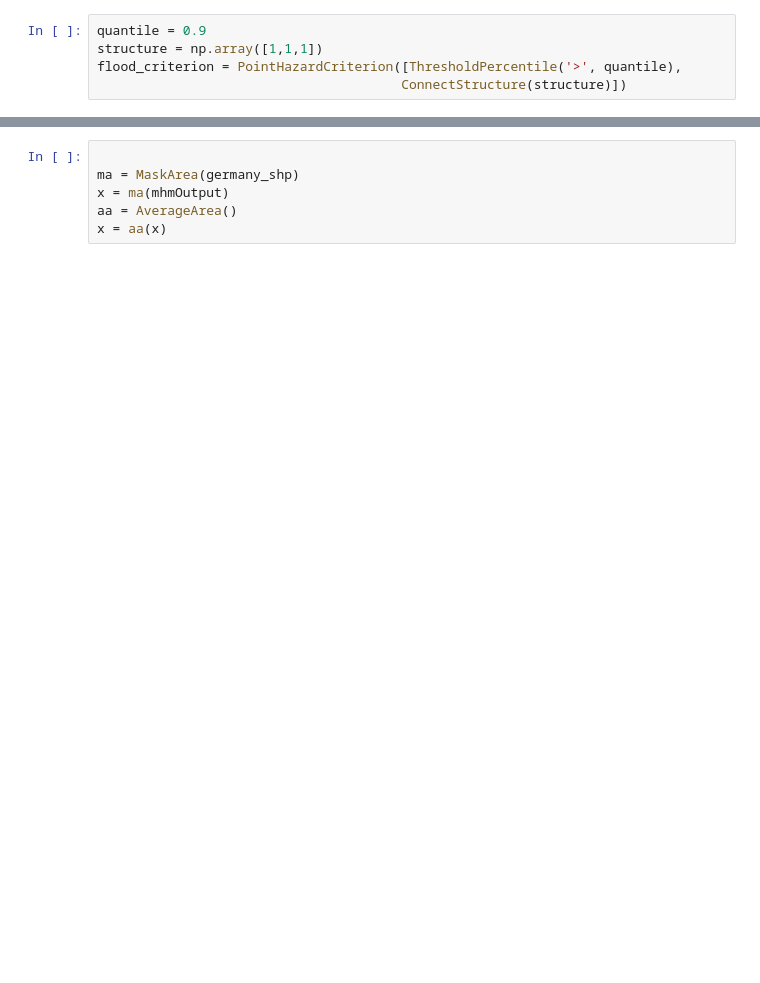
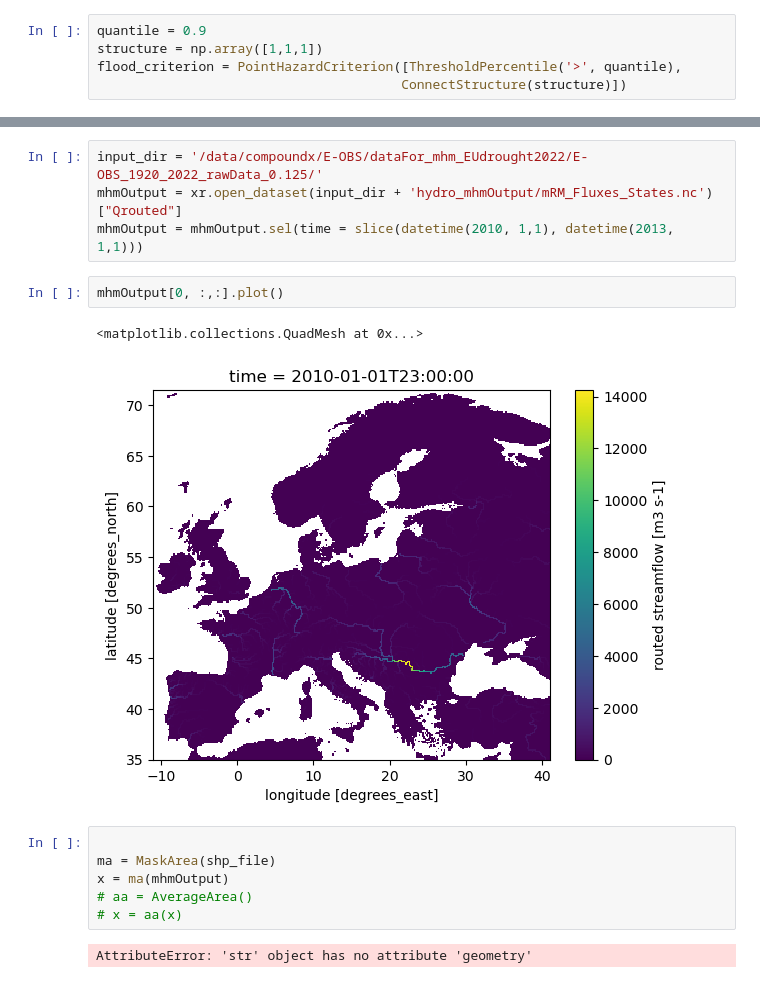
Before and after one commit to ClimAI/climpy, a Jupyter notebook: test_peter_floods.ipynb, the cells around one changed output, grey strips where cells are left out. Saved outputs shown, nothing was run; the diff lists cells and outputs as text; blank space fills up the shorter version.

```diff
--- a/test_peter_floods.ipynb
+++ b/test_peter_floods.ipynb
@@ -48,6 +83,17 @@ Areal Hazard Event:
+# %%
+input_dir = '/data/compoundx/E-OBS/dataFor_mhm_EUdrought2022/E-OBS_1920_2022_rawData_0.125/'
+mhmOutput = xr.open_dataset(input_dir + 'hydro_mhmOutput/mRM_Fluxes_States.nc')["Qrouted"]
+mhmOutput = mhmOutput.sel(time = slice(datetime(2010, 1,1), datetime(2013, 1,1)))
+# %%
+mhmOutput[0, :,:].plot()
+# %% [output]
+<matplotlib.collections.QuadMesh at 0x...>
+[figure, added]
 # %%
 
-ma = MaskArea(germany_shp)
+ma = MaskArea(shp_file)
 x = ma(mhmOutput)
-aa = AverageArea()
-x = aa(x)
+# aa = AverageArea()
+# x = aa(x)
+# %% [output]
+AttributeError: 'str' object has no attribute 'geometry'
```
Also changed, not shown: parts of 16 cells of this notebook, 7 other files.
